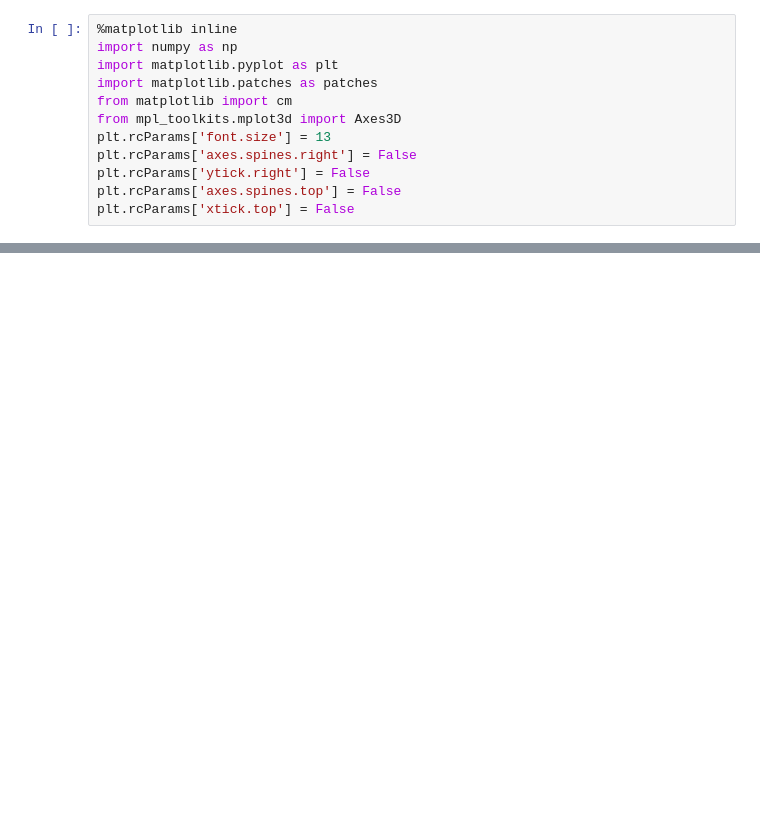
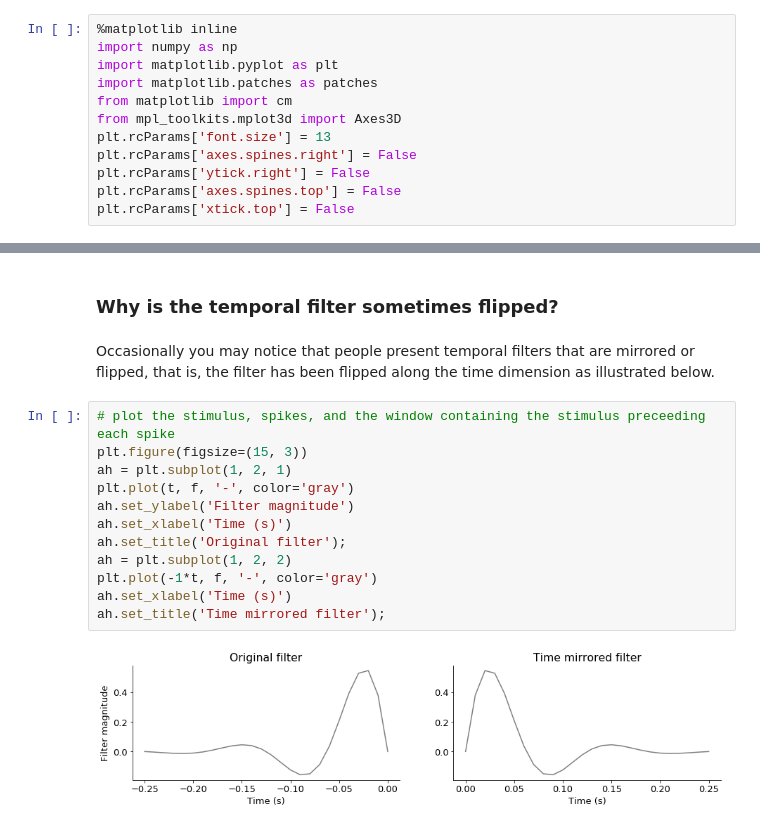
Before and after one commit to ala-laurila-lab/jupyter-notebooks, a Jupyter notebook: Temporal filters and receptive fields.ipynb, the cells around one changed output, grey strips where cells are left out. Saved outputs shown, nothing was run; the diff lists cells and outputs as text; blank space fills up the shorter version.

```diff
--- a/Temporal filters and receptive fields.ipynb
+++ b/Temporal filters and receptive fields.ipynb
@@ -61,0 +151,18 @@ ah.set_title('Spike-triggered average (STA)');
+# %% [markdown]
+### Why is the temporal filter sometimes flipped?
+# %% [markdown]
+Occasionally you may notice that people present temporal filters that are mirrored or flipped, that is, the filter has been flipped along the time dimension as illustrated below.
+# %%
+# plot the stimulus, spikes, and the window containing the stimulus preceeding each spike
+plt.figure(figsize=(15, 3))
+ah = plt.subplot(1, 2, 1)
+plt.plot(t, f, '-', color='gray')
+ah.set_ylabel('Filter magnitude')
+ah.set_xlabel('Time (s)')
+ah.set_title('Original filter');
+ah = plt.subplot(1, 2, 2)
+plt.plot(-1*t, f, '-', color='gray')
+ah.set_xlabel('Time (s)')
+ah.set_title('Time mirrored filter');
+# %% [output]
+[figure, added]
```
Also changed, not shown: parts of 10 cells of this notebook.
